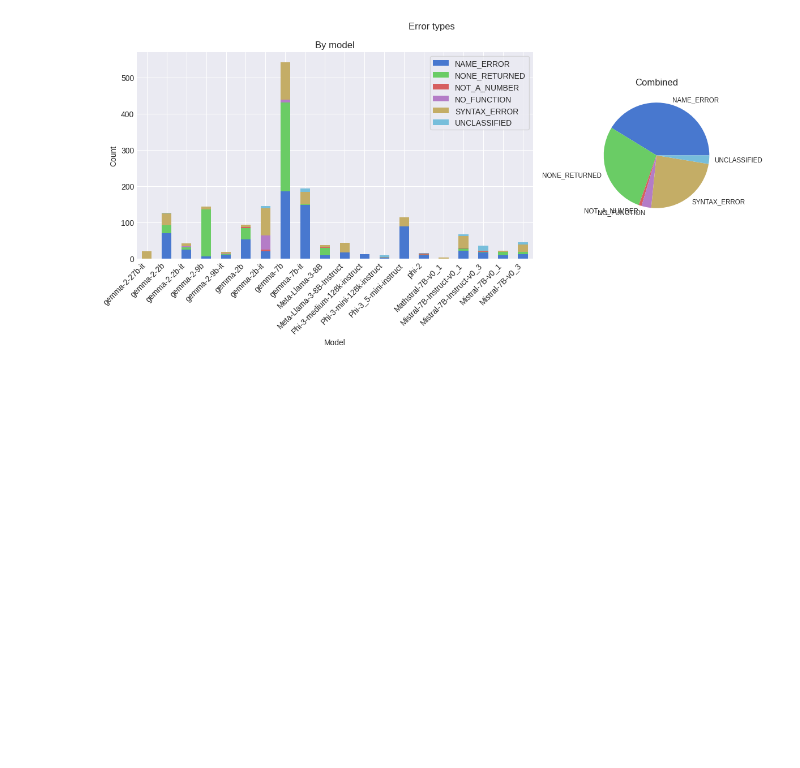
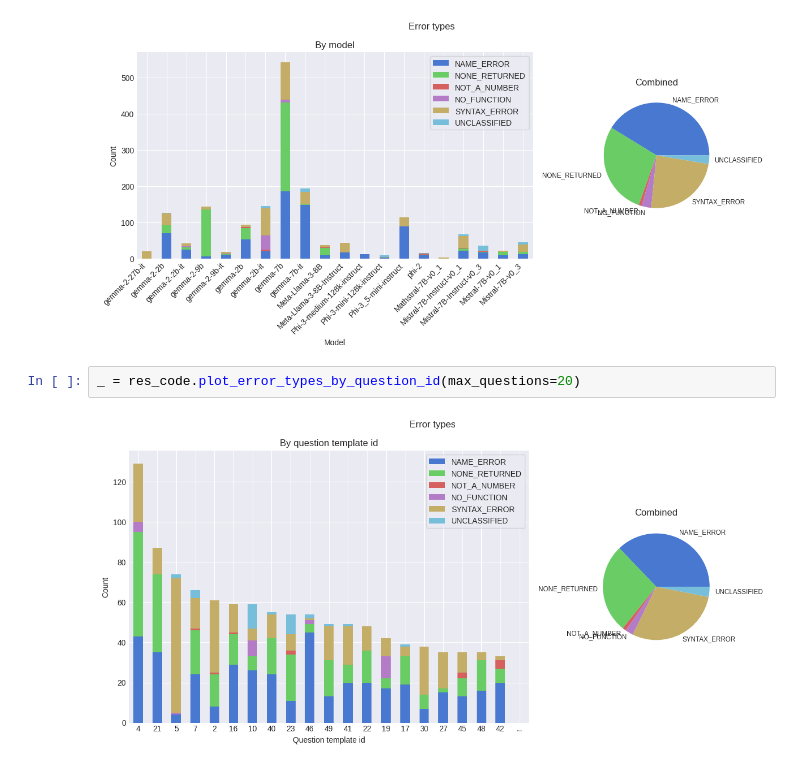
Before and after one commit to the-mysh/gsm-symbolic-benchmarking, a Jupyter notebook: notebooks/results_pres/2025-12-15.ipynb, the cells around one changed output. Cells and saved outputs as stored; diff of their text form; blank space fills up the shorter version.

Commit message:
Plot error types by question template id

```diff
--- a/notebooks/results_pres/2025-12-15.ipynb
+++ b/notebooks/results_pres/2025-12-15.ipynb
@@ -47,3 +47,7 @@ res_standard.compare_babblers(res_code, "Standard", "Code prompt")
 _ = res_code.plot_error_types_by_model()
 # %% [output]
 [figure]
+# %%
+_ = res_code.plot_error_types_by_question_id(max_questions=20)
+# %% [output]
+[figure, added]
```
Also changed, not shown: 1 other file.
